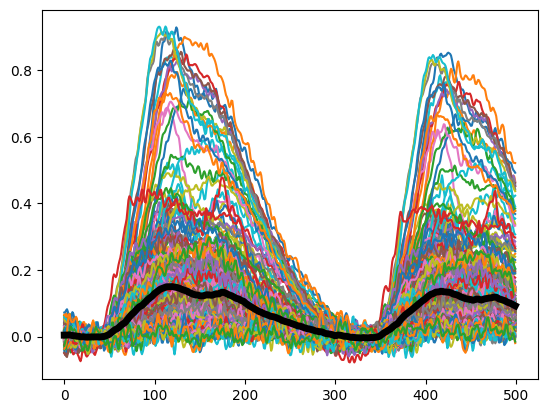
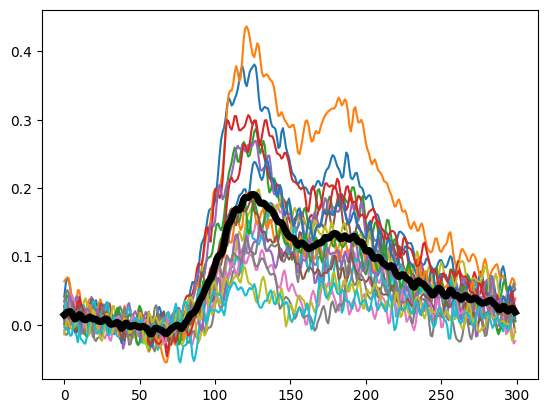
The change to this notebook cell's code, shown as a diff; its figure went from the first image to the second:
--- before
+++ after
@@ -1,4 +1,5 @@
-avg_timecourse_neu = np.mean(rasters, axis=(0))
-avg_timecourse = np.mean(rasters, axis=(0,2))
-plt.plot(avg_timecourse_neu)
+AIT_raster = rasters[:20, :, :]
+avg_timecourse_neu = np.mean(AIT_raster, axis=(2))
+avg_timecourse = np.mean(AIT_raster, axis=(0,2))
+plt.plot(avg_timecourse_neu.T)
 plt.plot(avg_timecourse, color="k", linewidth=5)

Commit: Random notebooks catching up